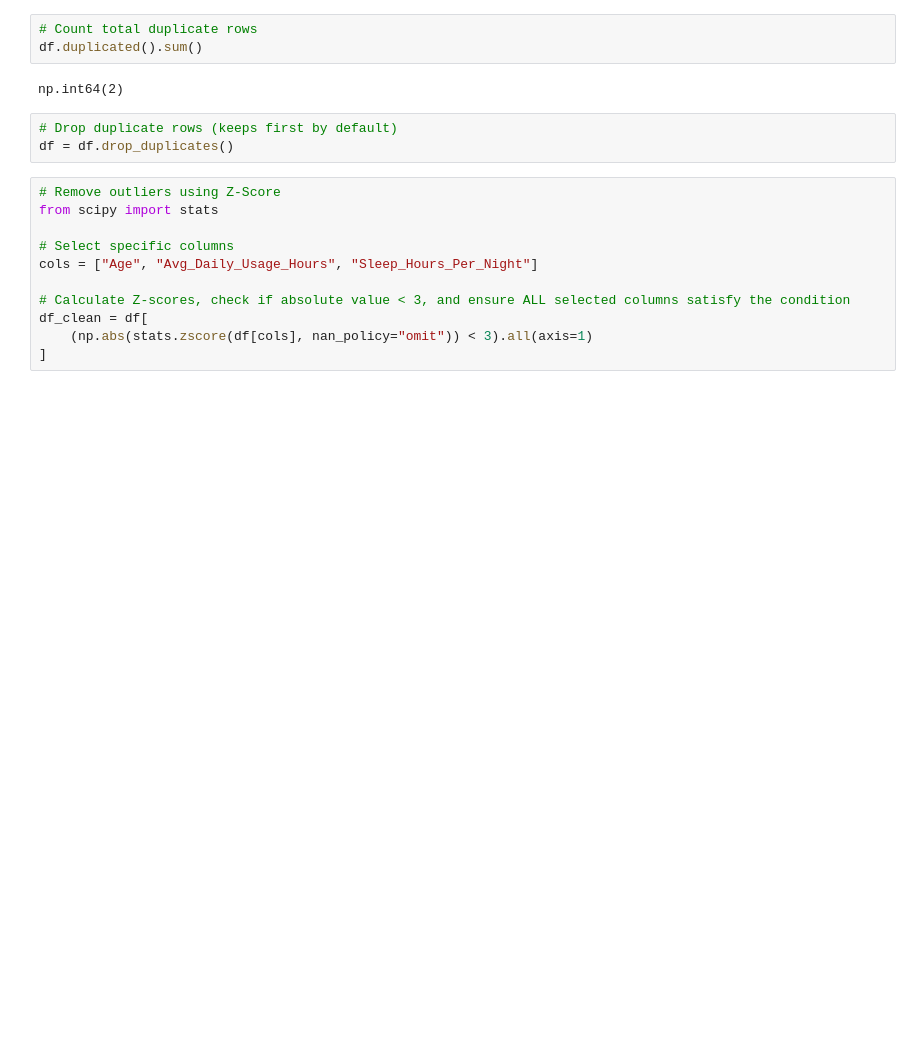
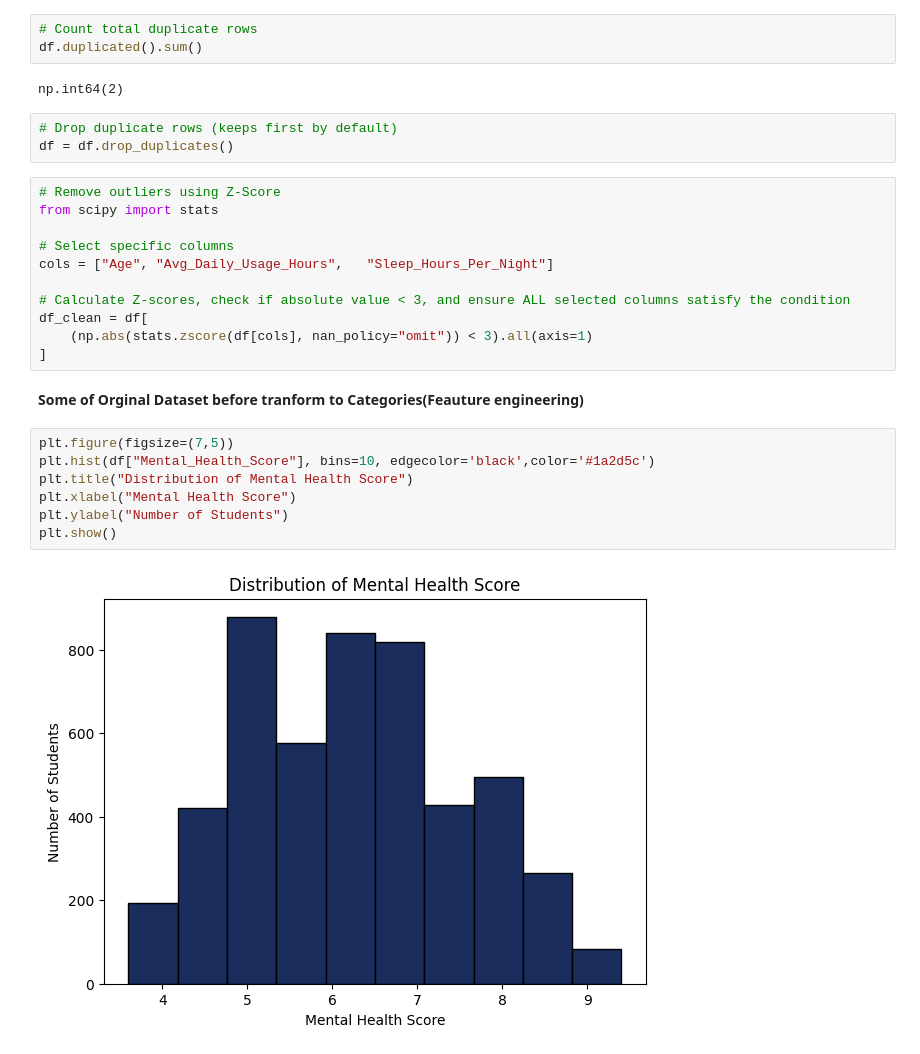
Before and after one commit to cse2023210012-prog/Student-Social-Media-And-Mental-Health-Impact-training-, a Jupyter notebook: Student_Social_Media_And_Mental_Health_Impact.ipynb, the cells around one changed output. Drawn from its saved outputs; the diff is of its cells as text; blank space fills up the shorter version.

```diff
--- a/Student_Social_Media_And_Mental_Health_Impact.ipynb
+++ b/Student_Social_Media_And_Mental_Health_Impact.ipynb
@@ -61,9 +136,20 @@ df = df.drop_duplicates()
 from scipy import stats
 
 # Select specific columns
-cols = ["Age", "Avg_Daily_Usage_Hours", "Sleep_Hours_Per_Night"]
+cols = ["Age", "Avg_Daily_Usage_Hours",   "Sleep_Hours_Per_Night"]
 
 # Calculate Z-scores, check if absolute value < 3, and ensure ALL selected columns satisfy the condition
 df_clean = df[
     (np.abs(stats.zscore(df[cols], nan_policy="omit")) < 3).all(axis=1)
 ]
+# %% [markdown]
+**Some of Orginal Dataset before tranform to Categories(Feauture engineering)**
+# %%
+plt.figure(figsize=(7,5))
+plt.hist(df["Mental_Health_Score"], bins=10, edgecolor='black',color='#1a2d5c')
+plt.title("Distribution of Mental Health Score")
+plt.xlabel("Mental Health Score")
+plt.ylabel("Number of Students")
+plt.show()
+# %% [output]
+[figure, added]
```
Also changed, not shown: parts of 21 cells of this notebook.
